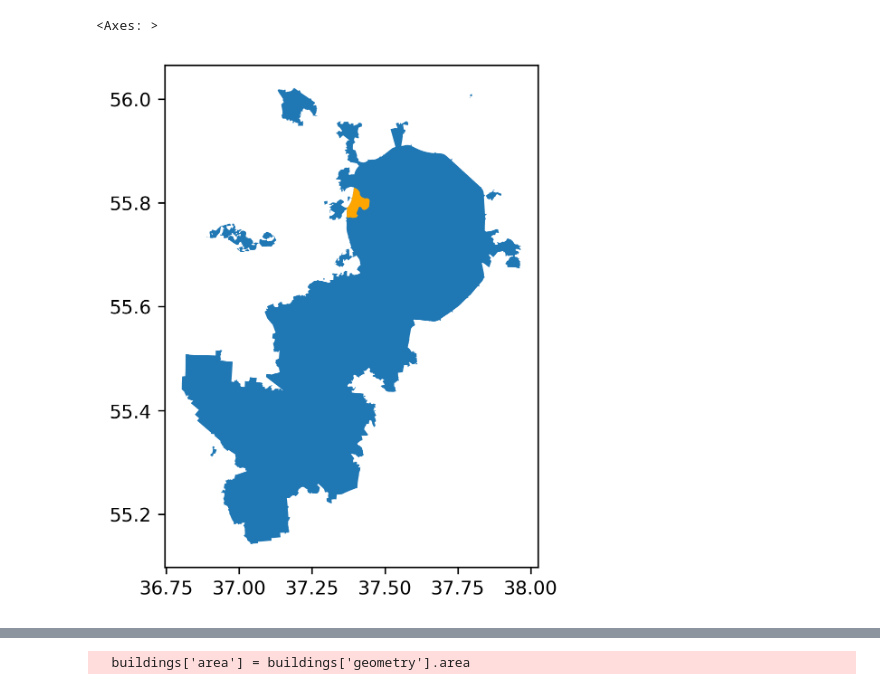
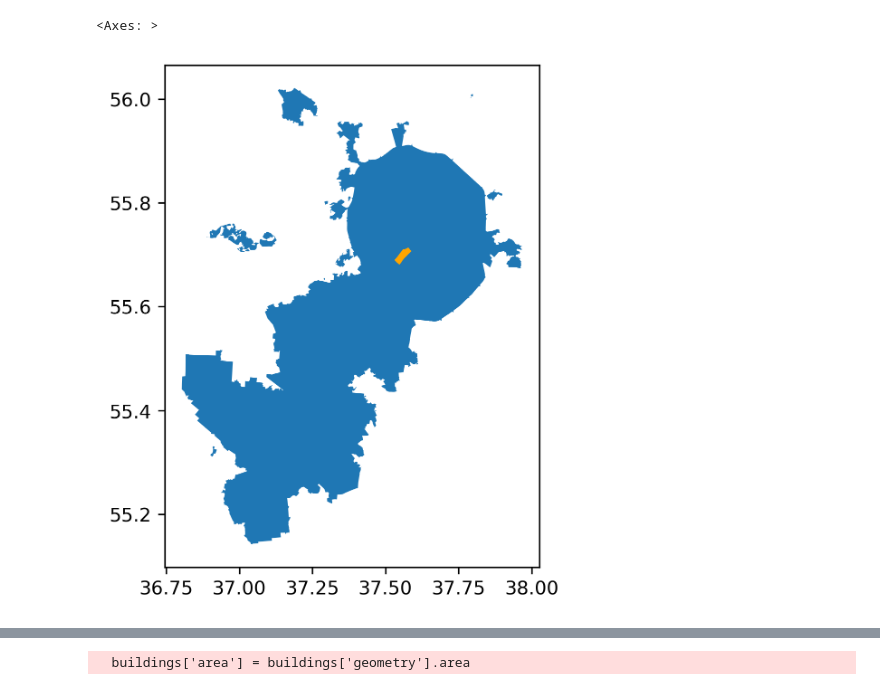
Before and after one commit to mvarentsov/UClim4HSE-2025, a Jupyter notebook: scripts/Lect06_example_OSM.ipynb, the cells around one changed output, grey strips where cells are left out. Drawn from its saved outputs; the diff is of its cells as text; code cells hidden in the pictures.

```diff
--- a/scripts/Lect06_example_OSM.ipynb
+++ b/scripts/Lect06_example_OSM.ipynb
@@ -8,12 +8,14 @@ plt.rcParams['figure.dpi'] = 300
 plt.rcParams['savefig.dpi'] = 300
 # %%
 place_name = "Moscow, RU"
-area = ox.geocode_to_gdf(place_name)
-ax = area.plot()
+area0 = ox.geocode_to_gdf(place_name)
+ax = area0.plot()
 
-place_name1 = "Strogino, Moscow, RU"
+#place_name1 = "Strogino, Moscow, RU"
+place_name1 = "Гагаринский, Москва, Россия"
+
 area = ox.geocode_to_gdf(place_name1)
 area.plot(ax = ax, color = 'orange')
 # %% [output]
 <Axes: >
-[figure, old version]
+[figure, new version]
```
Also changed, not shown: parts of 4 cells of this notebook, 1 other file.
